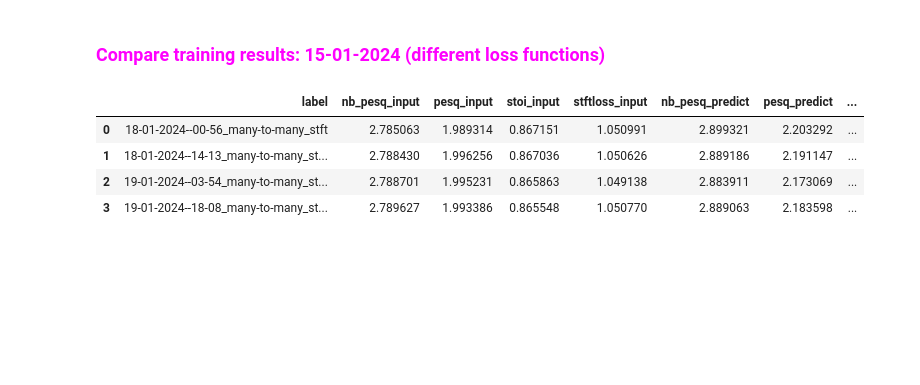
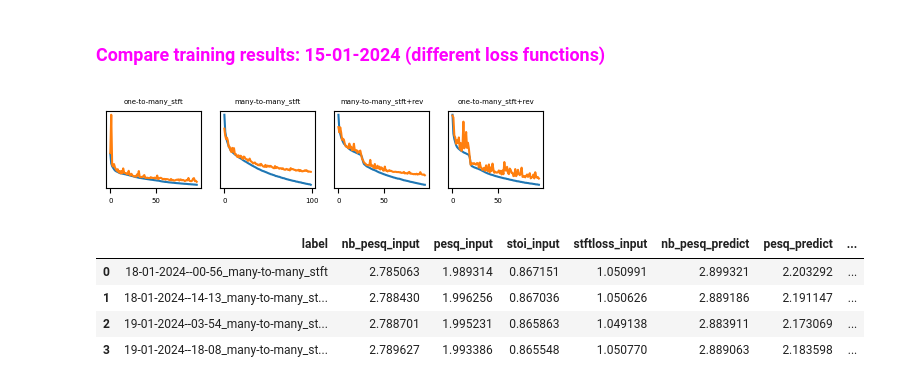
Before and after one commit to joaluba/reverb-match-cond-u-net, a Jupyter notebook: notebooks/exp_log.ipynb, the cells around one changed output. Saved outputs shown, nothing was run; the diff lists cells and outputs as text; code cells hidden in the pictures; blank space fills up the shorter version.

```diff
--- a/notebooks/exp_log.ipynb
+++ b/notebooks/exp_log.ipynb
@@ -117,6 +147,10 @@ summarize_eval(datapath,"runs-exp-11-12-2023", b_save=False)
 # %% [markdown]
 ###  <font color='fuchsia'>Compare training results: 15-01-2024 (different loss functions)
  </font>
+# %%
+plot_losses(datapath,"runs-exp-15-01-2024","best")
+# %% [output]
+[figure, added]
 # %%
 summarize_eval(datapath,"runs-exp-15-01-2024", b_save=False)
 # %% [output]
```
Also changed, not shown: parts of 11 cells of this notebook, 9 other files.
